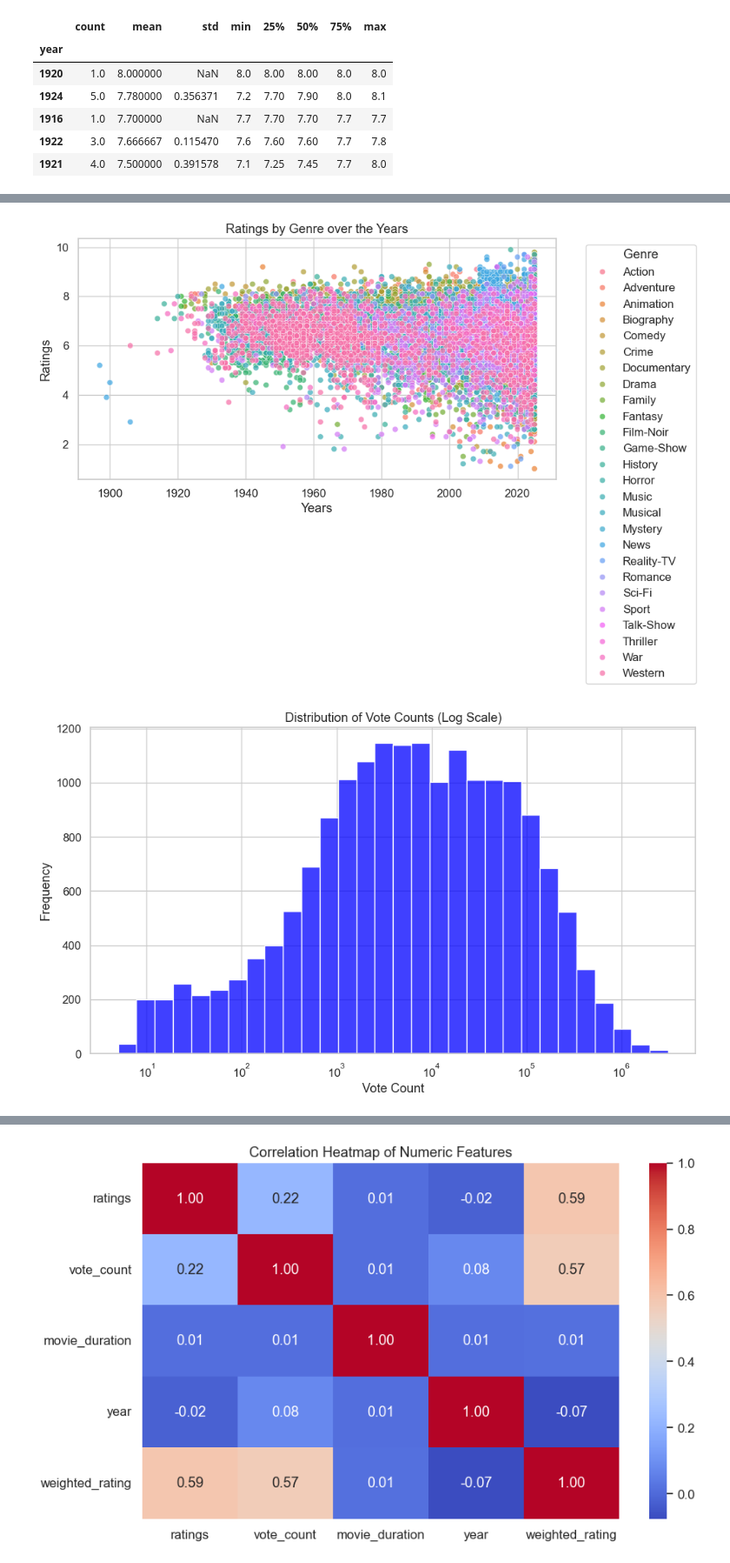
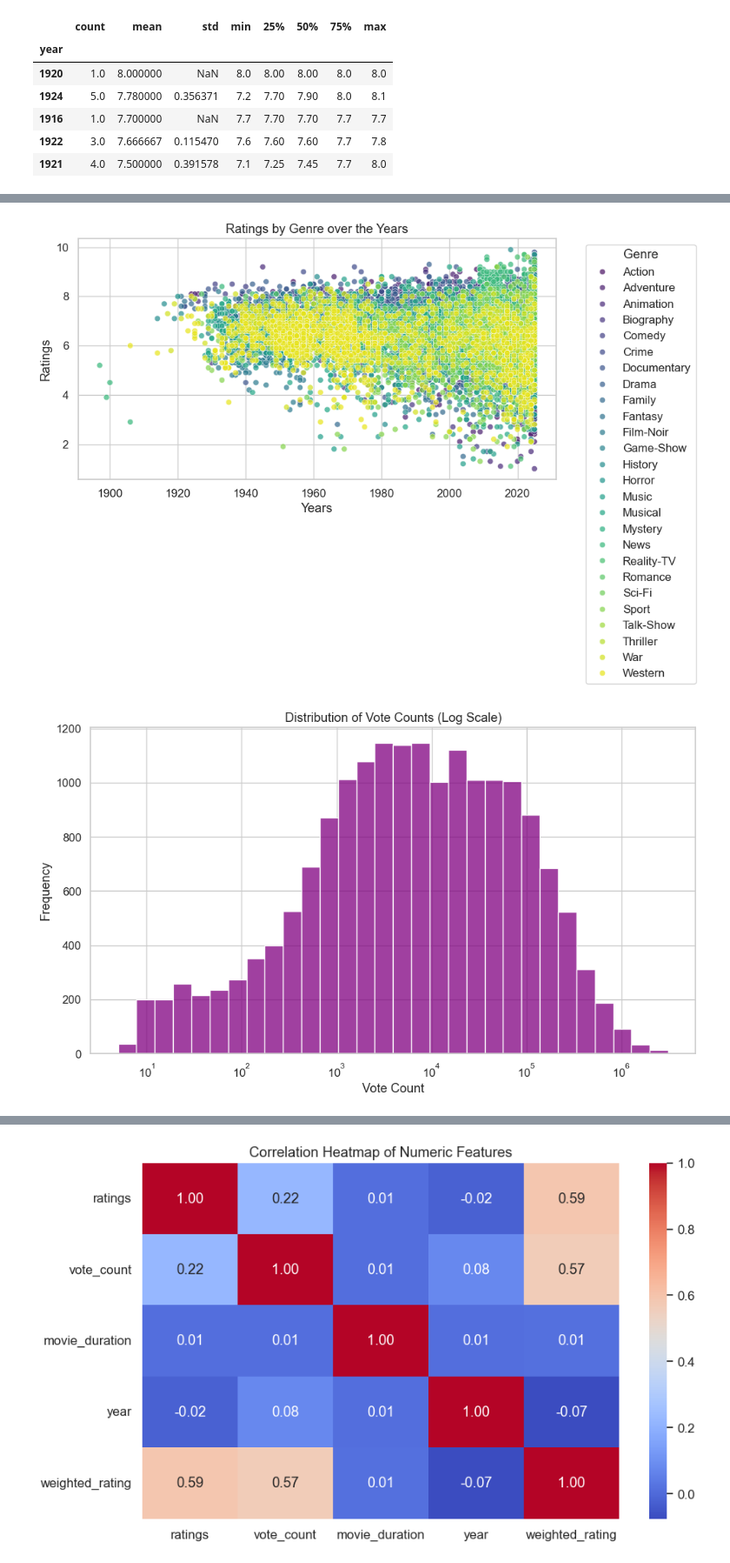
Before and after one commit to Theoph-ay/movie_success_prediction, a Jupyter notebook: notebooks/02_eda.ipynb, the cells around one changed output, grey strips where cells are left out. Shown at 87% size. Cells and saved outputs as stored; diff of their text form; code cells hidden in the pictures.

```diff
--- a/notebooks/02_eda.ipynb
+++ b/notebooks/02_eda.ipynb
@@ -165,25 +165,27 @@ df.head()
 #Setting style, paletter and figure size
 import seaborn as sns
 import matplotlib.pyplot as plt
-sns.set(style="whitegrid", palette="muted", font_scale=1.1)
+sns.set(style="whitegrid", palette="cool", font_scale=1.1)
 plt.rcParams['figure.figsize'] = (10, 6)
 # %%
 #plot ratings, year on genre
-sns.scatterplot(x="year", y="ratings", data=df, hue="genre", alpha = 0.7)
+sns.scatterplot(x="year", y="ratings", data=df, hue="genre", palette="viridis", alpha = 0.7)
 plt.title("Ratings by Genre over the Years")
 plt.xlabel("Years")
 plt.ylabel("Ratings")
 plt.legend(title="Genre", bbox_to_anchor=(1.05, 1), loc="upper left")
 plt.tight_layout()
+plt.savefig(r"C:\Users\HP\Desktop\UI\important\Data Science\movie-success-prediction\reports\figures\rating_genre_year.png", dpi=300, bbox_inches="tight")
 plt.show()
 # %% [output]
-[figure, old version]
+[figure, new version]
 # %%
-sns.histplot(df['vote_count'], bins=30, log_scale=True, color='blue')
+sns.histplot(df['vote_count'], bins=30, log_scale=True, color='purple')
 plt.title("Distribution of Vote Counts (Log Scale)")
 plt.xlabel("Vote Count")
 plt.ylabel("Frequency")
 plt.tight_layout()
+plt.savefig(r"C:\Users\HP\Desktop\UI\important\Data Science\movie-success-prediction\reports\figures\distribution_vote_count.png", dpi=300, bbox_inches="tight")
 plt.show()
 # %% [output]
-[figure, old version]
+[figure, new version]
```
Also changed, not shown: parts of 13 cells of this notebook, 18 other files.
